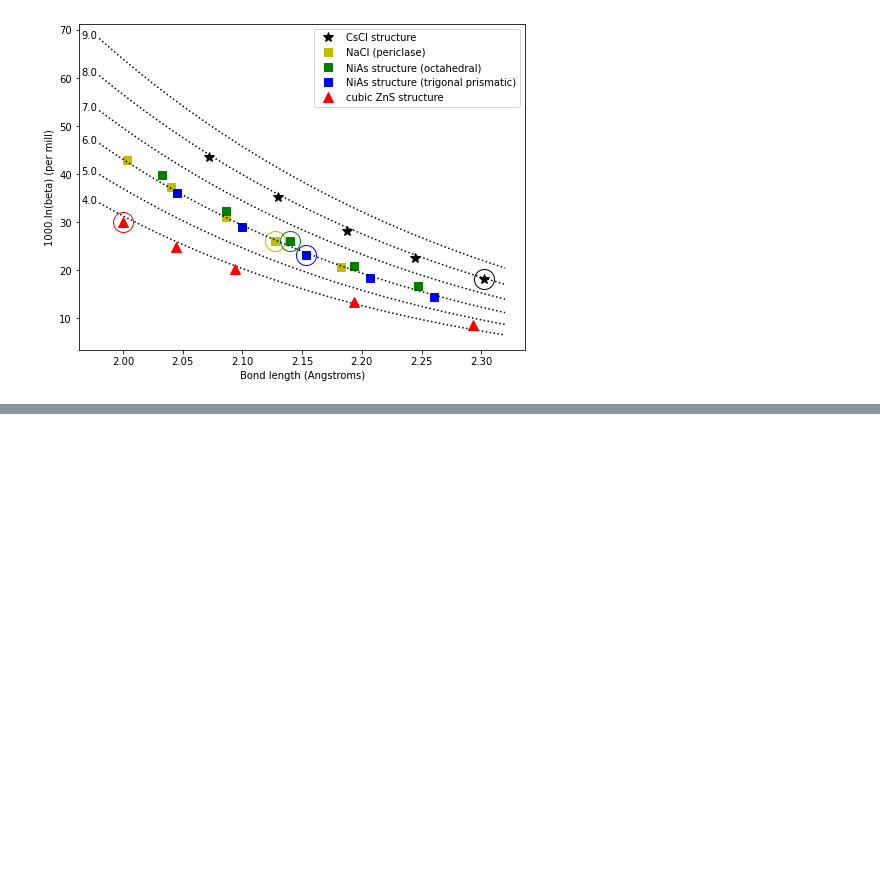
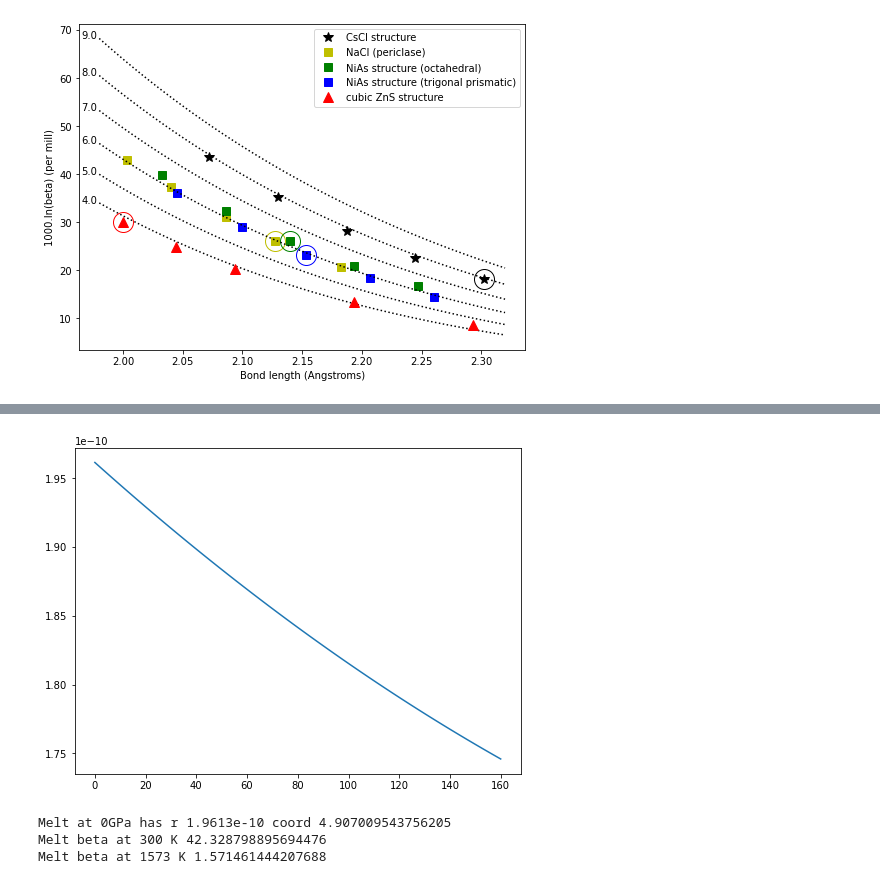
Before and after one commit to andreww/isofrac, a Jupyter notebook: potential_figure.ipynb, the cells around one changed output, grey strips where cells are left out. Cells and saved outputs as stored; diff of their text form; code cells hidden in the pictures; blank space fills up the shorter version.

```diff
--- a/potential_figure.ipynb
+++ b/potential_figure.ipynb
@@ -466,0 +496,22 @@ plt.show()
+# %%
+melt_poly_coef = [1.9613, -0.00165, 0.0000019]
+melt_rs_model = ionic_model.melt_bond_length(melt_pressure, melt_poly_coef)
+# %%
+fig, ax = plt.subplots(figsize=(8,6))
+ps = np.linspace(0.0, 160.0)
+ax.plot(ps, ionic_model.melt_bond_length(ps, melt_poly_coef))
+plt.show()
+# %% [output]
+[figure, added]
+# %%
+# Melting point beta
+r_melt = ionic_model.melt_bond_length(0.0, melt_poly_coef)
+coord_melt = coord_spline(0.0)
+print("Melt at 0GPa has r", r_melt, "coord", coord_melt)
+beta_300_melt = calc_beta_model(r_melt*1E10, coord_melt, 300.0, *all_popt)
+print("Melt beta at 300 K", beta_300_melt)
+print("Melt beta at 1573 K", calc_beta_model(r_melt*1E10, coord_melt, 1573.0, *all_popt))
+# %% [output]
+Melt at 0GPa has r 1.9613e-10 coord 4.907009543756205
+Melt beta at 300 K 42.328798895694476
+Melt beta at 1573 K 1.571461444207688
```
Also changed, not shown: parts of 11 cells of this notebook.
